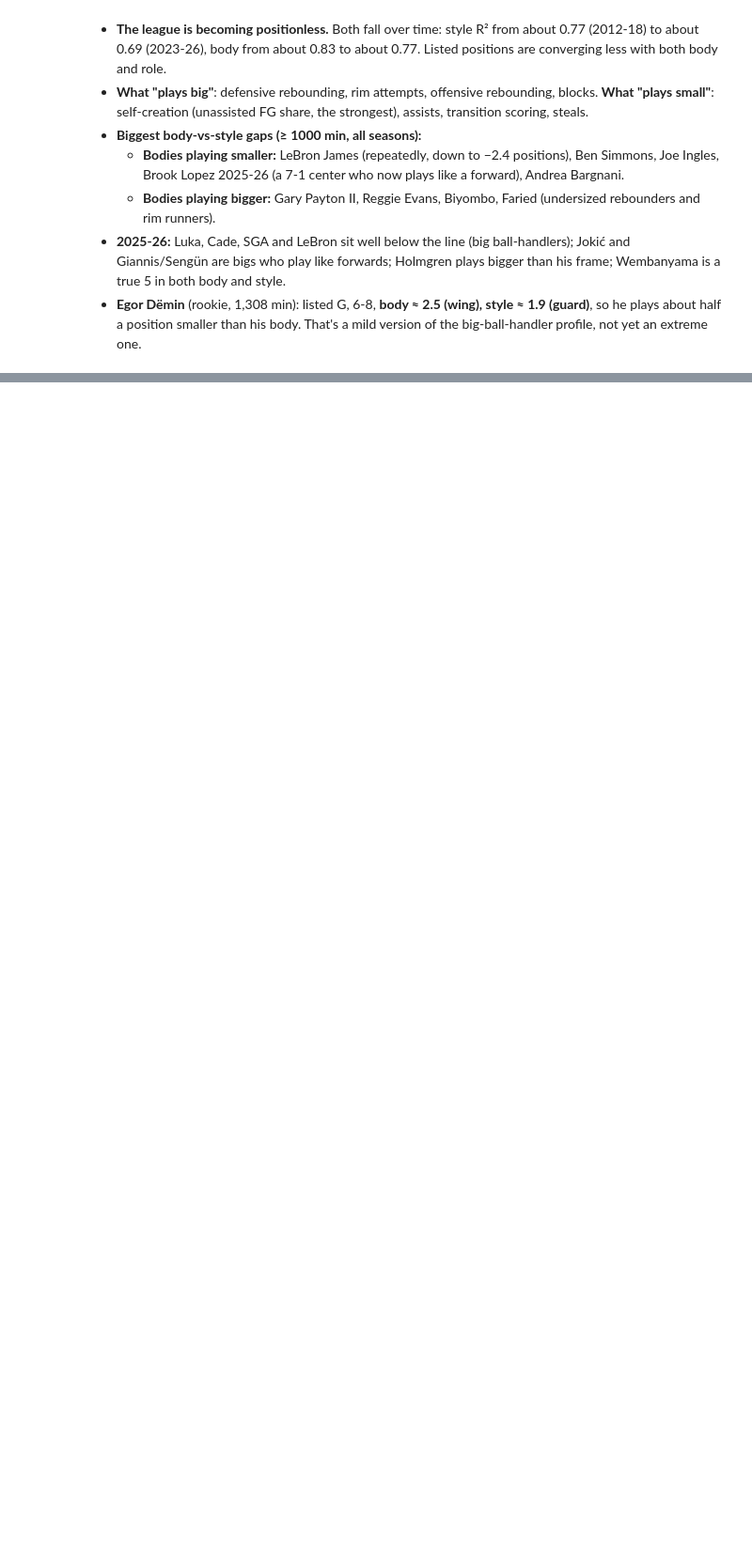
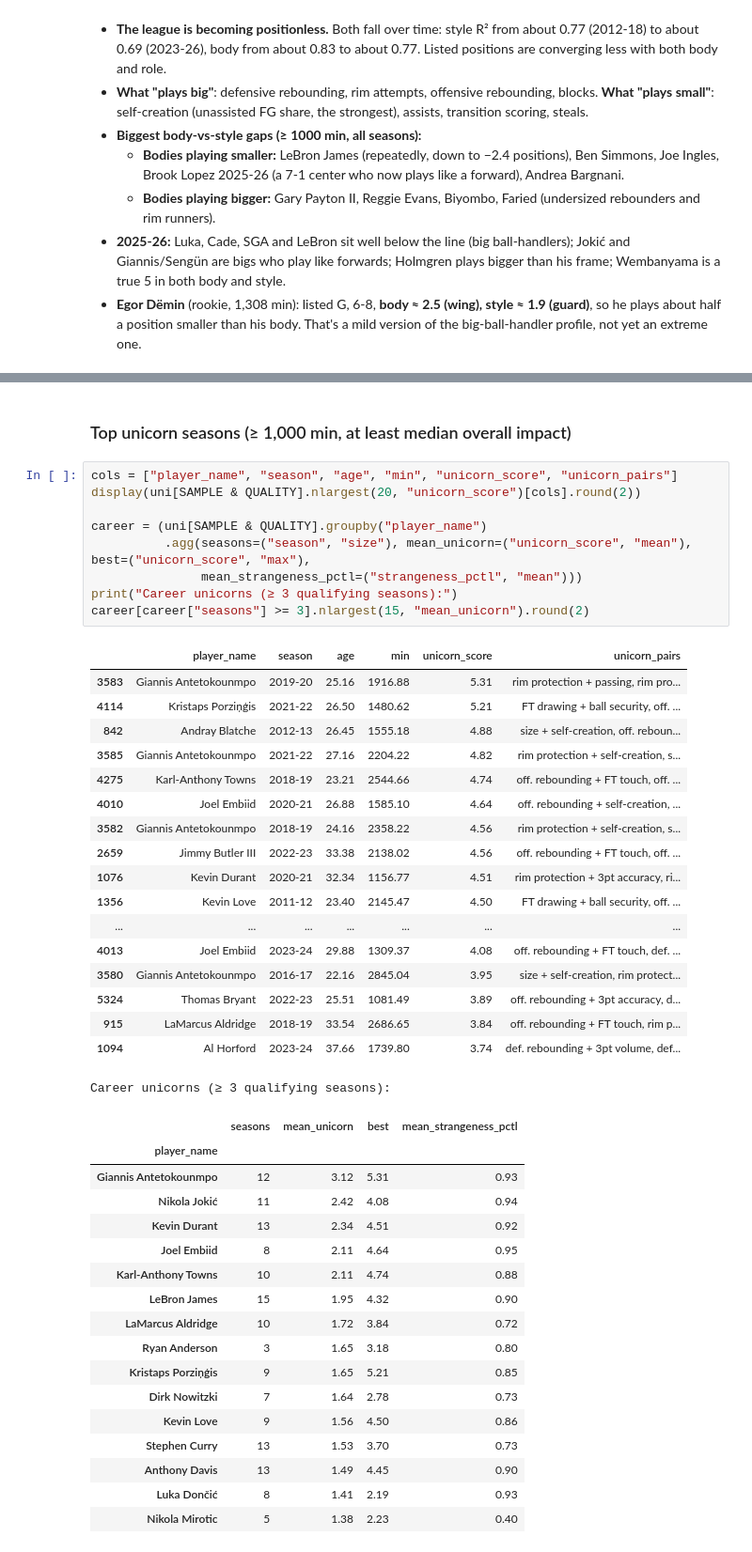
Before and after one commit to dan-j-e/unicorn-hunting, a Jupyter notebook: notebooks/04_unicorn_hunting.ipynb, the cells around one changed output, grey strips where cells are left out. Shown at 94% size. Saved outputs shown, nothing was run; the diff lists cells and outputs as text; blank space fills up the shorter version.

```diff
--- a/notebooks/04_unicorn_hunting.ipynb
+++ b/notebooks/04_unicorn_hunting.ipynb
@@ -167,0 +237,47 @@ Egor Dëmin:
+# %% [markdown]
+### Top unicorn seasons (≥ 1,000 min, at least median overall impact)
+# %%
+cols = ["player_name", "season", "age", "min", "unicorn_score", "unicorn_pairs"]
+display(uni[SAMPLE & QUALITY].nlargest(20, "unicorn_score")[cols].round(2))
+
+career = (uni[SAMPLE & QUALITY].groupby("player_name")
+          .agg(seasons=("season", "size"), mean_unicorn=("unicorn_score", "mean"), best=("unicorn_score", "max"),
+               mean_strangeness_pctl=("strangeness_pctl", "mean")))
+print("Career unicorns (≥ 3 qualifying seasons):")
+career[career["seasons"] >= 3].nlargest(15, "mean_unicorn").round(2)
+# %% [output]
+|  | player_name | season | age | min | unicorn_score | unicorn_pairs |
+| 3583 | Giannis Antetokounmpo | 2019-20 | 25.16 | 1916.88 | 5.31 | rim protection + passing, rim pro... |
+| 4114 | Kristaps Porziņģis | 2021-22 | 26.50 | 1480.62 | 5.21 | FT drawing + ball security, off. ... |
+| 842 | Andray Blatche | 2012-13 | 26.45 | 1555.18 | 4.88 | size + self-creation, off. reboun... |
+| 3585 | Giannis Antetokounmpo | 2021-22 | 27.16 | 2204.22 | 4.82 | rim protection + self-creation, s... |
+| 4275 | Karl-Anthony Towns | 2018-19 | 23.21 | 2544.66 | 4.74 | off. rebounding + FT touch, off. ... |
+| 4010 | Joel Embiid | 2020-21 | 26.88 | 1585.10 | 4.64 | off. rebounding + self-creation, ... |
+| 3582 | Giannis Antetokounmpo | 2018-19 | 24.16 | 2358.22 | 4.56 | rim protection + self-creation, s... |
+| 2659 | Jimmy Butler III | 2022-23 | 33.38 | 2138.02 | 4.56 | off. rebounding + FT touch, off. ... |
+| 1076 | Kevin Durant | 2020-21 | 32.34 | 1156.77 | 4.51 | rim protection + 3pt accuracy, ri... |
+| 1356 | Kevin Love | 2011-12 | 23.40 | 2145.47 | 4.50 | FT drawing + ball security, off. ... |
+| ... | ... | ... | ... | ... | ... | ... |
+| 4013 | Joel Embiid | 2023-24 | 29.88 | 1309.37 | 4.08 | off. rebounding + FT touch, def. ... |
+| 3580 | Giannis Antetokounmpo | 2016-17 | 22.16 | 2845.04 | 3.95 | size + self-creation, rim protect... |
+| 5324 | Thomas Bryant | 2022-23 | 25.51 | 1081.49 | 3.89 | off. rebounding + 3pt accuracy, d... |
+| 915 | LaMarcus Aldridge | 2018-19 | 33.54 | 2686.65 | 3.84 | off. rebounding + FT touch, rim p... |
+| 1094 | Al Horford | 2023-24 | 37.66 | 1739.80 | 3.74 | def. rebounding + 3pt volume, def... |
+Career unicorns (≥ 3 qualifying seasons):
+|  | seasons | mean_unicorn | best | mean_strangeness_pctl |
+| player_name |  |  |  |  |
+| Giannis Antetokounmpo | 12 | 3.12 | 5.31 | 0.93 |
+| Nikola Jokić | 11 | 2.42 | 4.08 | 0.94 |
+| Kevin Durant | 13 | 2.34 | 4.51 | 0.92 |
+| Joel Embiid | 8 | 2.11 | 4.64 | 0.95 |
+| Karl-Anthony Towns | 10 | 2.11 | 4.74 | 0.88 |
+| LeBron James | 15 | 1.95 | 4.32 | 0.90 |
+| LaMarcus Aldridge | 10 | 1.72 | 3.84 | 0.72 |
+| Ryan Anderson | 3 | 1.65 | 3.18 | 0.80 |
+| Kristaps Porziņģis | 9 | 1.65 | 5.21 | 0.85 |
+| Dirk Nowitzki | 7 | 1.64 | 2.78 | 0.73 |
+| Kevin Love | 9 | 1.56 | 4.50 | 0.86 |
+| Stephen Curry | 13 | 1.53 | 3.70 | 0.73 |
+| Anthony Davis | 13 | 1.49 | 4.45 | 0.90 |
+| Luka Dončić | 8 | 1.41 | 2.19 | 0.93 |
+| Nikola Mirotic | 5 | 1.38 | 2.23 | 0.40 |
```
Also changed, not shown: parts of 14 cells of this notebook, 4 other files.
